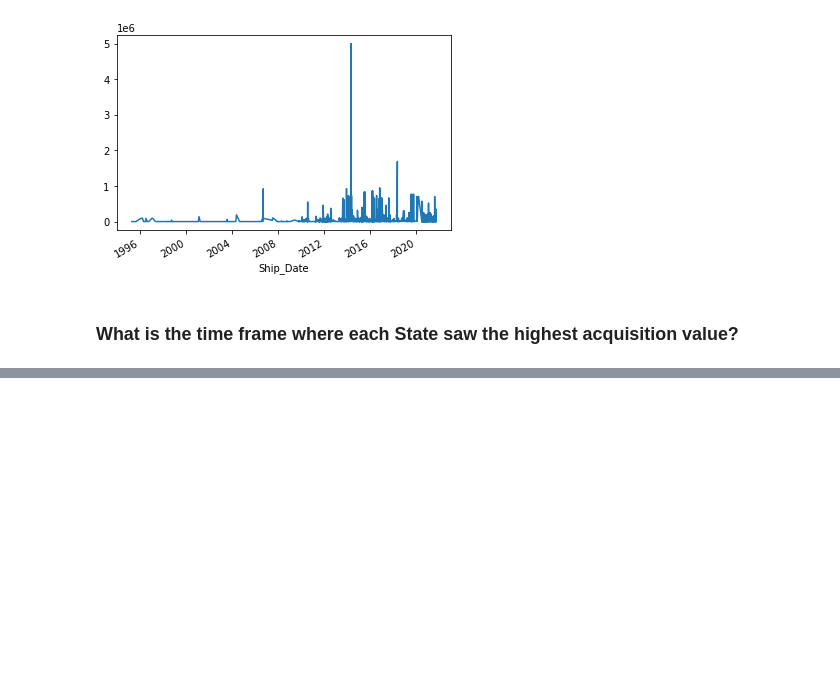
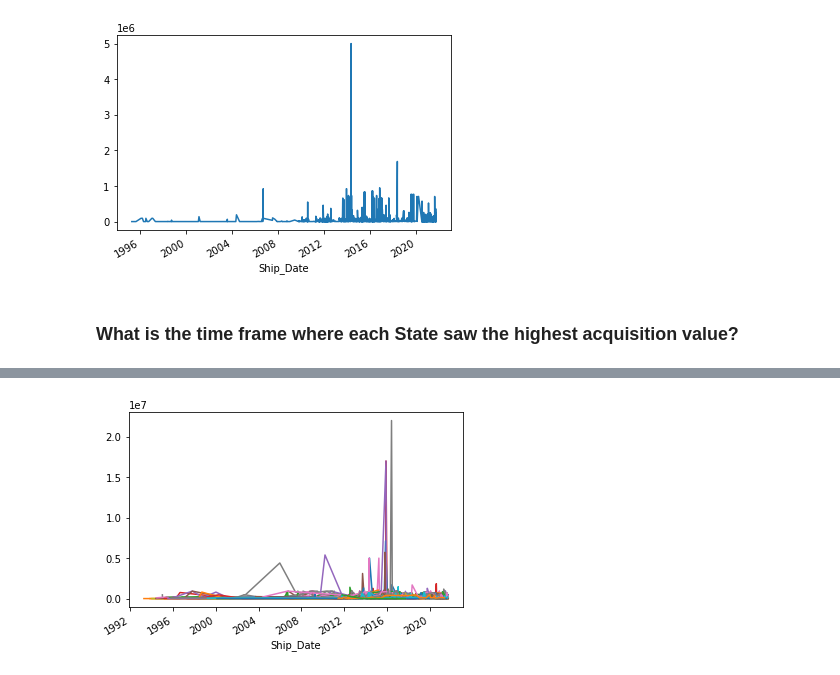
Before and after one commit to watermanbrandyn/personal_project_1033, a Jupyter notebook: explore_1033.ipynb, the cells around one changed output, grey strips where cells are left out. Cells and saved outputs as stored; diff of their text form; code cells hidden in the pictures; blank space fills up the shorter version.

```diff
--- a/explore_1033.ipynb
+++ b/explore_1033.ipynb
@@ -281,0 +374,5 @@ y.plot()
+# %%
+for p in peak:
+    peak[p].plot()
+# %% [output]
+[figure, added]
```
Also changed, not shown: parts of 22 cells of this notebook.
